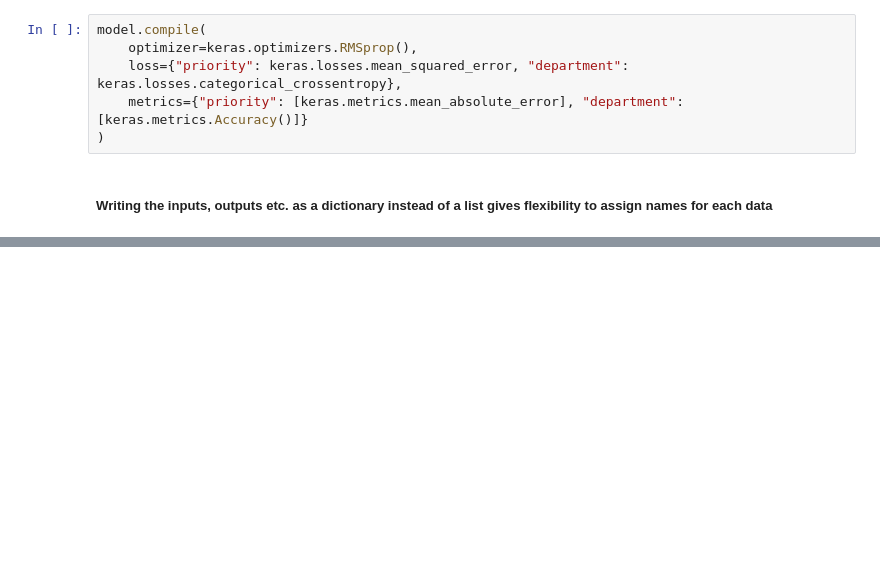
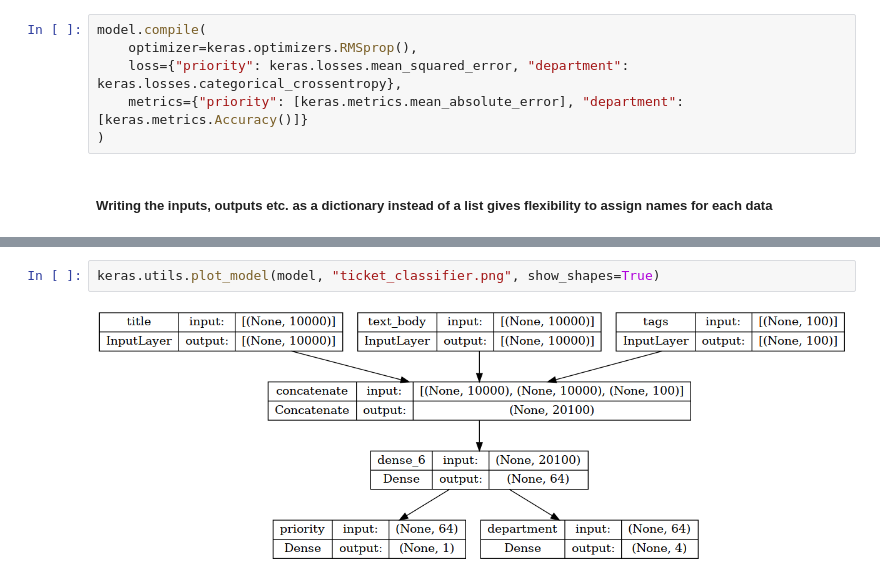
Before and after one commit to firebender717/dlwp, a Jupyter notebook: chapter_7.2.ipynb, the cells around one changed output, grey strips where cells are left out. Cells and saved outputs as stored; diff of their text form; blank space fills up the shorter version.

```diff
--- a/chapter_7.2.ipynb
+++ b/chapter_7.2.ipynb
@@ -181,0 +194,4 @@ model.evaluate(
+# %%
+keras.utils.plot_model(model, "ticket_classifier.png", show_shapes=True)
+# %% [output]
+[figure, added]
```
Also changed, not shown: parts of 32 cells of this notebook.
